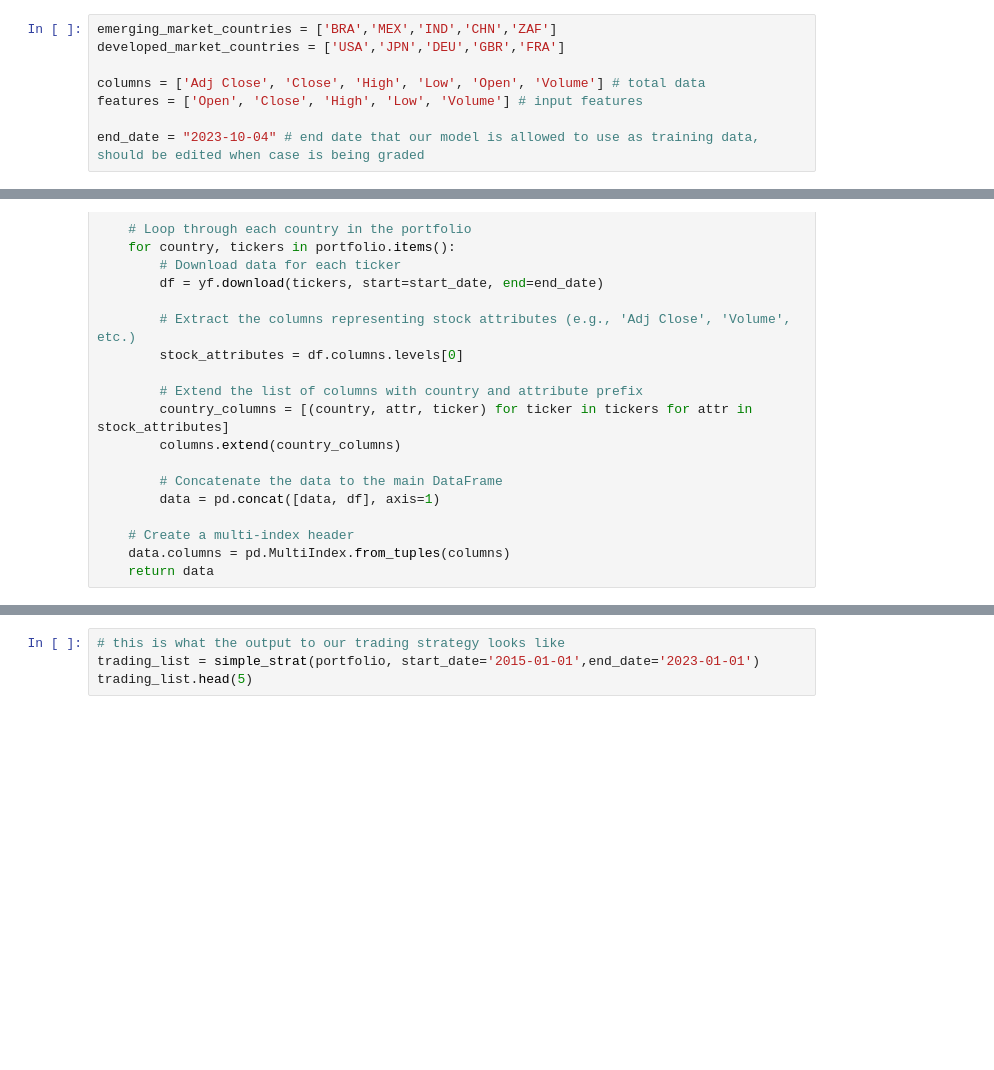
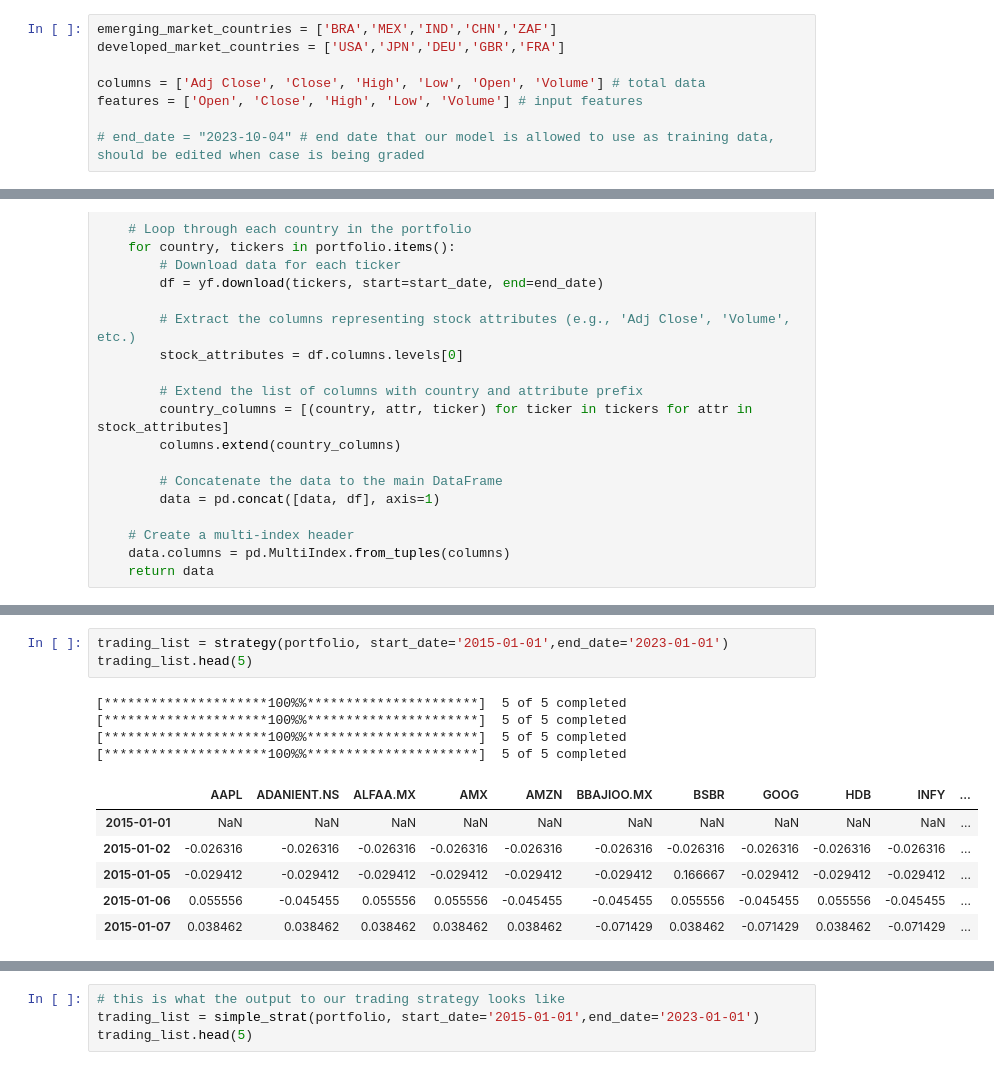
Before and after one commit to anaconda121/CTC, a Jupyter notebook: CTC_Systematic_Equities_Notebook.ipynb, the cells around one changed output, grey strips where cells are left out. Saved outputs shown, nothing was run; the diff lists cells and outputs as text; blank space fills up the shorter version.

```diff
--- a/CTC_Systematic_Equities_Notebook.ipynb
+++ b/CTC_Systematic_Equities_Notebook.ipynb
@@ -26,7 +26,7 @@ developed_market_countries = ['USA','JPN','DEU','GBR','FRA']
 columns = ['Adj Close', 'Close', 'High', 'Low', 'Open', 'Volume'] # total data
 features = ['Open', 'Close', 'High', 'Low', 'Volume'] # input features
 
-end_date = "2023-10-04" # end date that our model is allowed to use as training data, should be edited when case is being graded
+# end_date = "2023-10-04" # end date that our model is allowed to use as training data, should be edited when case is being graded
 # %%
 # example of portfolio:
 # keys: countries, values: array of five stock tickers.
@@ -244,3 +148,17 @@ curr_data
+# %%
+trading_list = strategy(portfolio, start_date='2015-01-01',end_date='2023-01-01')
+trading_list.head(5)
+# %% [output]
+[*********************100%%**********************]  5 of 5 completed
+[*********************100%%**********************]  5 of 5 completed
+[*********************100%%**********************]  5 of 5 completed
+[*********************100%%**********************]  5 of 5 completed
+|  | AAPL | ADANIENT.NS | ALFAA.MX | AMX | AMZN | BBAJIOO.MX | BSBR | GOOG | HDB | INFY | ... |
+| 2015-01-01 | NaN | NaN | NaN | NaN | NaN | NaN | NaN | NaN | NaN | NaN | ... |
+| 2015-01-02 | -0.026316 | -0.026316 | -0.026316 | -0.026316 | -0.026316 | -0.026316 | -0.026316 | -0.026316 | -0.026316 | -0.026316 | ... |
+| 2015-01-05 | -0.029412 | -0.029412 | -0.029412 | -0.029412 | -0.029412 | -0.029412 | 0.166667 | -0.029412 | -0.029412 | -0.029412 | ... |
+| 2015-01-06 | 0.055556 | -0.045455 | 0.055556 | 0.055556 | -0.045455 | -0.045455 | 0.055556 | -0.045455 | 0.055556 | -0.045455 | ... |
+| 2015-01-07 | 0.038462 | 0.038462 | 0.038462 | 0.038462 | 0.038462 | -0.071429 | 0.038462 | -0.071429 | 0.038462 | -0.071429 | ... |
 # %%
 '''
 Overview: the following function is a very simple (albeit stupid) trading strategy where
```
Also changed, not shown: parts of 19 cells of this notebook.
